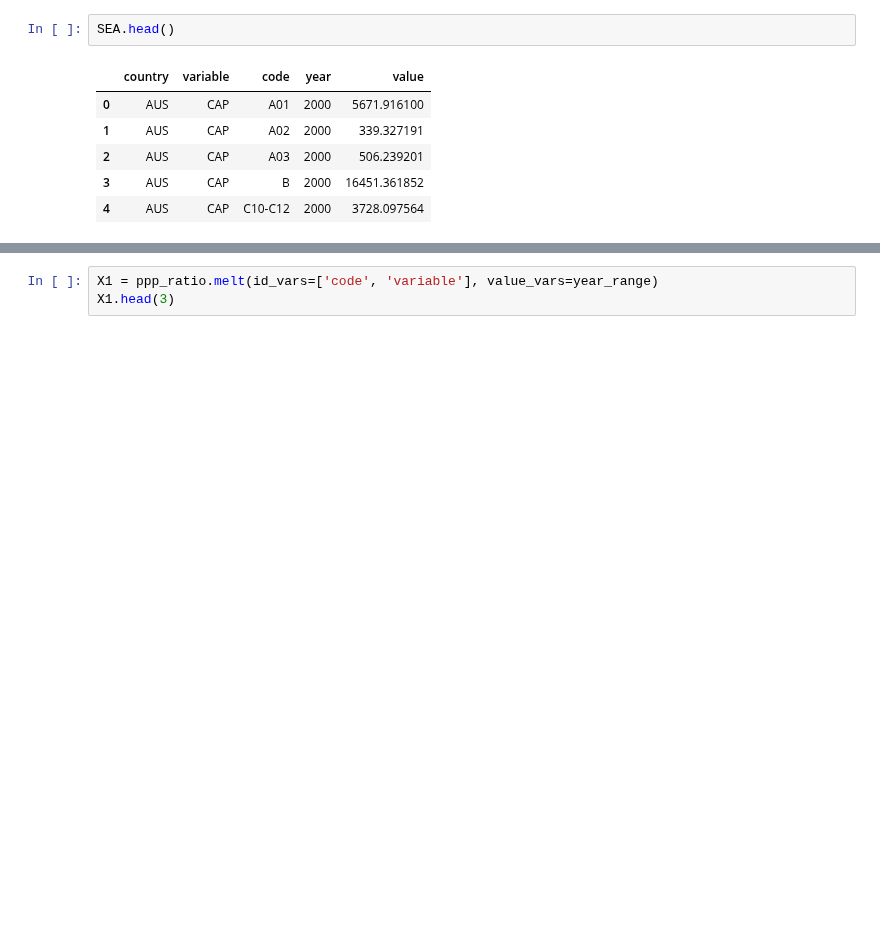
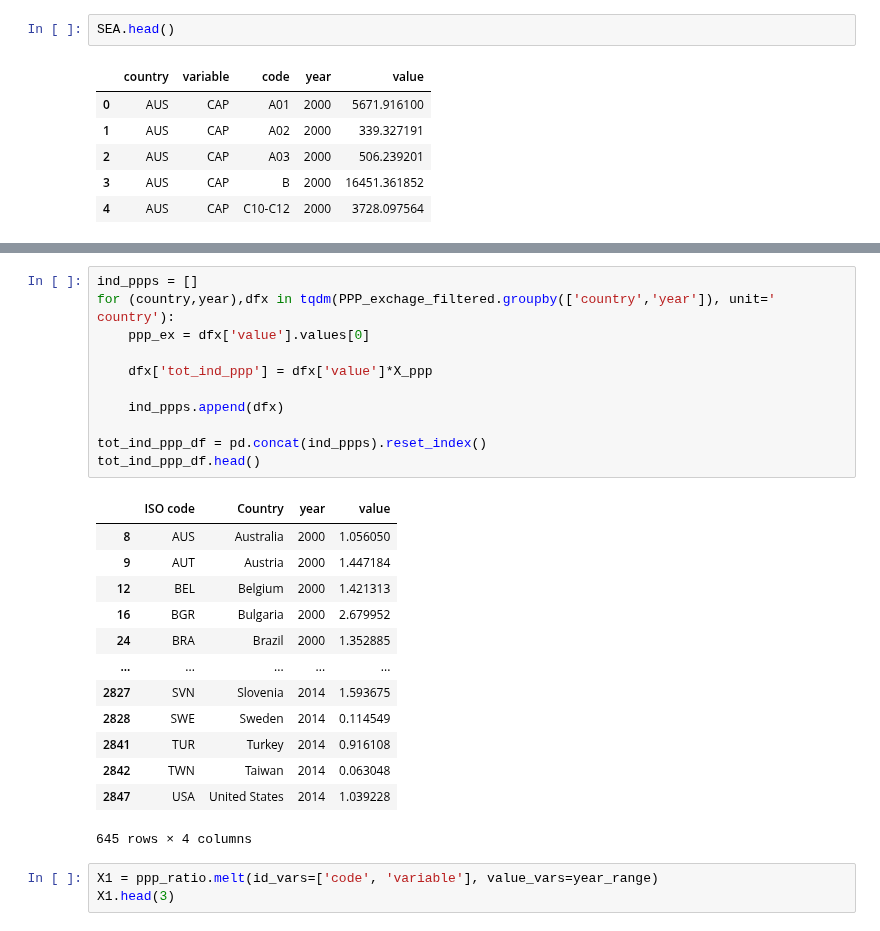
Before and after one commit to kavyajeetbora/ETL_wages, a Jupyter notebook: WIOD.ipynb, the cells around one changed output, grey strips where cells are left out. Drawn from its saved outputs; the diff is of its cells as text; blank space fills up the shorter version.

```diff
--- a/WIOD.ipynb
+++ b/WIOD.ipynb
@@ -280,3 +309,28 @@ sns.lineplot(data=data_filter, x='year', y='tot_ind_ppp', hue='country')
+# %%
+ind_ppps = []
+for (country,year),dfx in tqdm(PPP_exchage_filtered.groupby(['country','year']), unit=' country'):
+    ppp_ex = dfx['value'].values[0]
+
+    dfx['tot_ind_ppp'] = dfx['value']*X_ppp
+
+    ind_ppps.append(dfx)
+
+tot_ind_ppp_df = pd.concat(ind_ppps).reset_index()
+tot_ind_ppp_df.head()
+# %% [output]
+|  | ISO code | Country | year | value |
+| 8 | AUS | Australia | 2000 | 1.056050 |
+| 9 | AUT | Austria | 2000 | 1.447184 |
+| 12 | BEL | Belgium | 2000 | 1.421313 |
+| 16 | BGR | Bulgaria | 2000 | 2.679952 |
+| 24 | BRA | Brazil | 2000 | 1.352885 |
+| ... | ... | ... | ... | ... |
+| 2827 | SVN | Slovenia | 2014 | 1.593675 |
+| 2828 | SWE | Sweden | 2014 | 0.114549 |
+| 2841 | TUR | Turkey | 2014 | 0.916108 |
+| 2842 | TWN | Taiwan | 2014 | 0.063048 |
+| 2847 | USA | United States | 2014 | 1.039228 |
+645 rows × 4 columns
 # %%
 X1 = ppp_ratio.melt(id_vars=['code', 'variable'], value_vars=year_range)
 X1.head(3)
```
Also changed, not shown: parts of 6 cells of this notebook.
